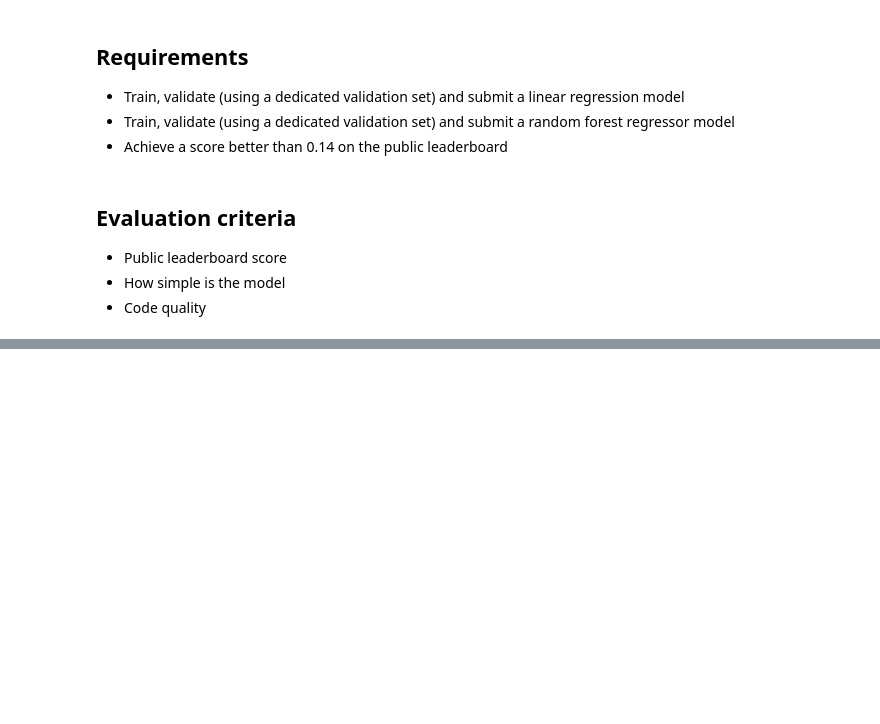
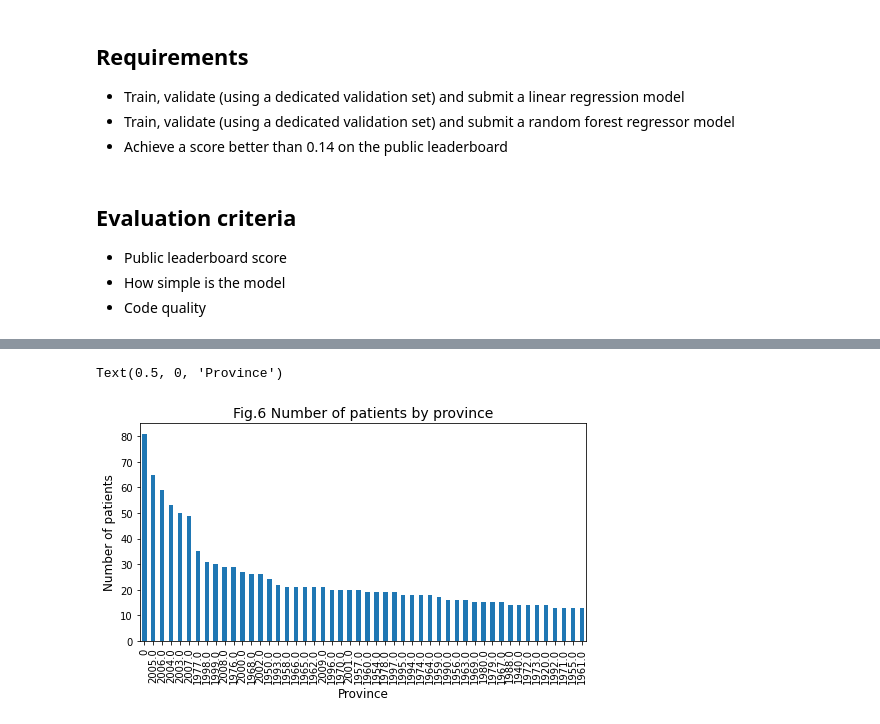
Before and after one commit to gieeedreee/Domoplius_Scraper, a Jupyter notebook: 315.ipynb, the cells around one changed output, grey strips where cells are left out. Drawn from its saved outputs; the diff is of its cells as text; code cells hidden in the pictures; blank space fills up the shorter version.

```diff
--- a/315.ipynb
+++ b/315.ipynb
@@ -68,0 +295,8 @@ train = pd.read_csv('/content/train.csv')
+# %%
+new_train.GarageYrBlt.value_counts().nlargest(50).plot(kind='bar', figsize=(8,4))
+plt.title('Fig.6 Number of patients by province', fontsize=14)
+plt.ylabel('Number of patients', fontsize=12)
+plt.xlabel('Province', fontsize=12)
+# %% [output]
+Text(0.5, 0, 'Province')
+[figure, added]
```
Also changed, not shown: parts of 23 cells of this notebook.
